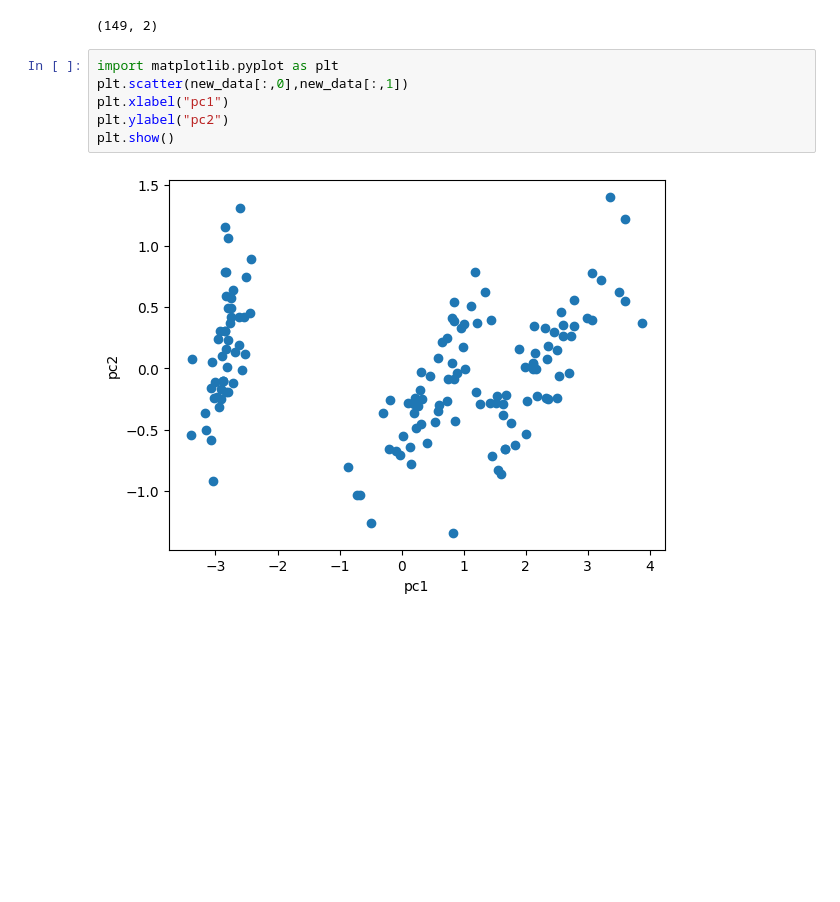
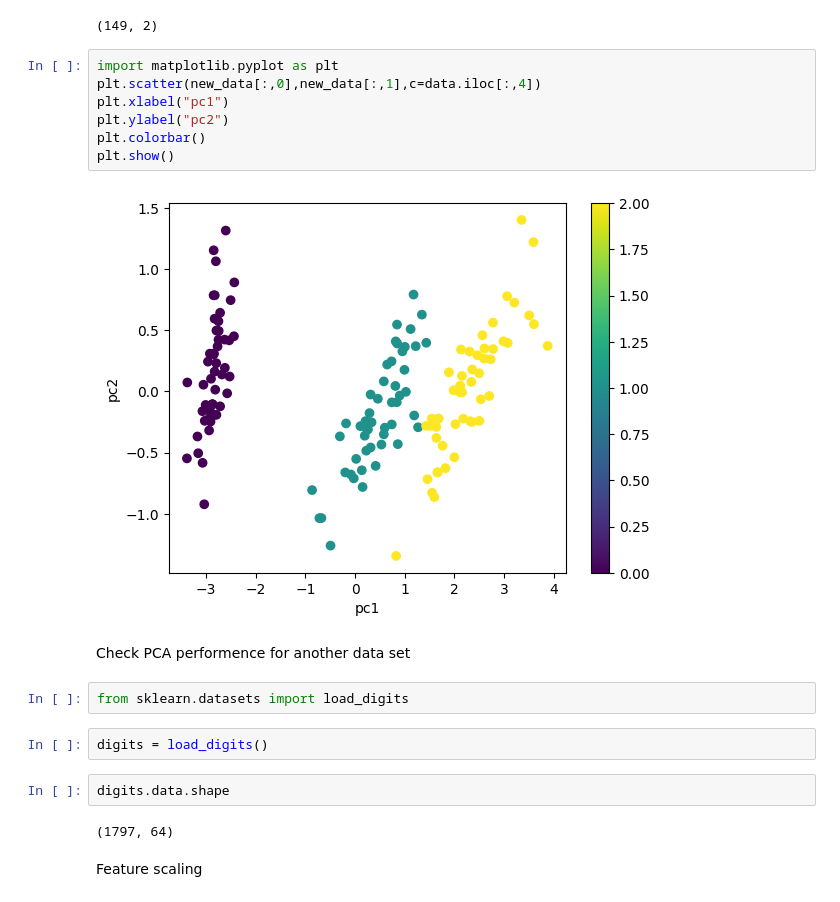
Before and after one commit to Lahiru676/Principal-components-analysis-PCA-, a Jupyter notebook: jupyter_notebook.ipynb, the cells around one changed output. Drawn from its saved outputs; the diff is of its cells as text; blank space fills up the shorter version.

```diff
--- a/jupyter_notebook.ipynb
+++ b/jupyter_notebook.ipynb
@@ -36,9 +38,22 @@ new_data.shape
 (149, 2)
 # %%
 import matplotlib.pyplot as plt
-plt.scatter(new_data[:,0],new_data[:,1])
+plt.scatter(new_data[:,0],new_data[:,1],c=data.iloc[:,4])
 plt.xlabel("pc1")
 plt.ylabel("pc2")
+plt.colorbar()
 plt.show()
 # %% [output]
-[figure, old version]
+[figure, new version]
+# %% [markdown]
+Check PCA performence for another data set
+# %%
+from sklearn.datasets import load_digits
+# %%
+digits = load_digits()
+# %%
+digits.data.shape
+# %% [output]
+(1797, 64)
+# %% [markdown]
+Feature scaling
```
Also changed, not shown: parts of 14 cells of this notebook.
